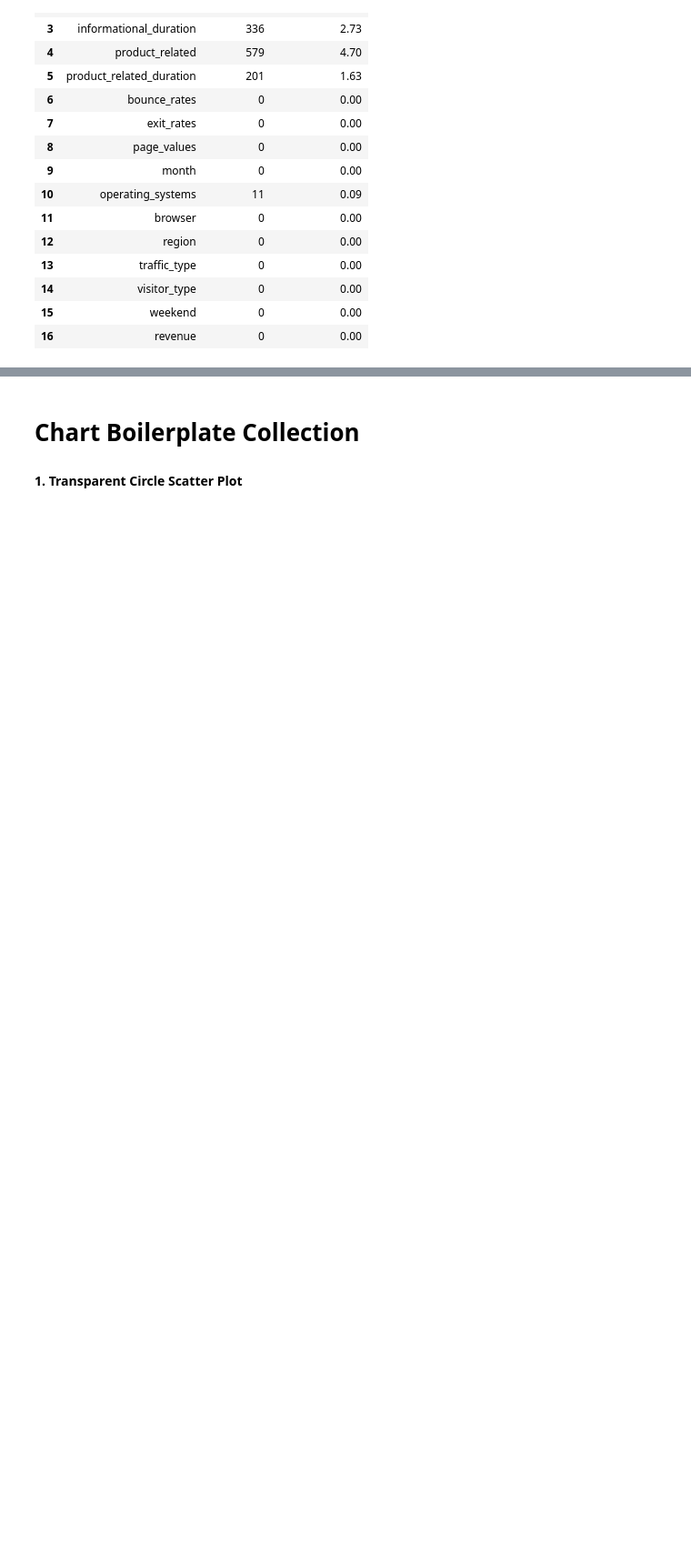
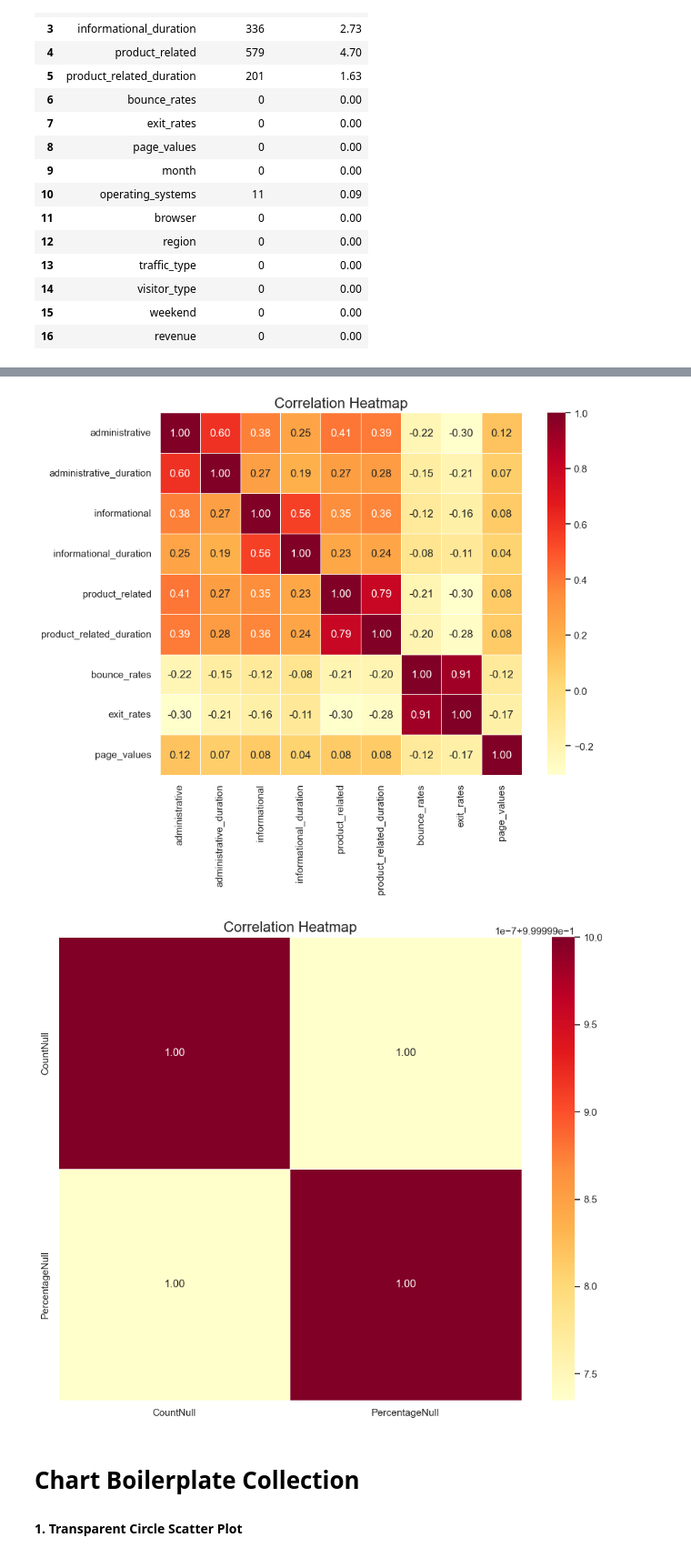
Before and after one commit to kiprenzo/Online-Retail-EDA--Python-Data-Vis, a Jupyter notebook: dataplay.ipynb, the cells around one changed output, grey strips where cells are left out. Shown at 91% size. Drawn from its saved outputs; the diff is of its cells as text; code cells hidden in the pictures; blank space fills up the shorter version.

Commit message:
creates Plotter class & correlation map method

```diff
--- a/dataplay.ipynb
+++ b/dataplay.ipynb
@@ -119,3 +105,10 @@ dfinfo(df).null()
+# %%
+from db_utils import Plotter
+
+Plotter(df).correlation_map()
+# %% [output]
+[figure, added]
+[figure, added]
 # %%
 import plotly.express as px
 
```
Also changed, not shown: parts of 4 cells of this notebook, 1 other file.
